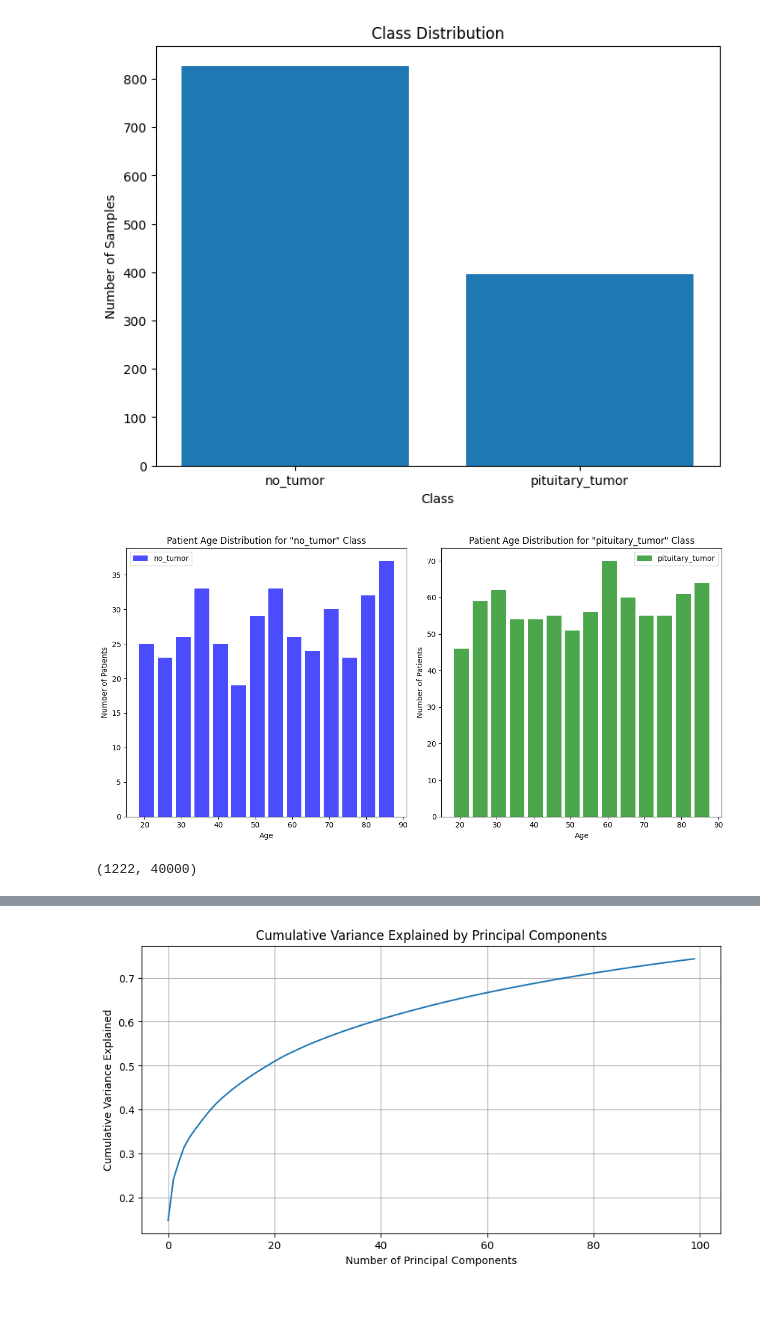
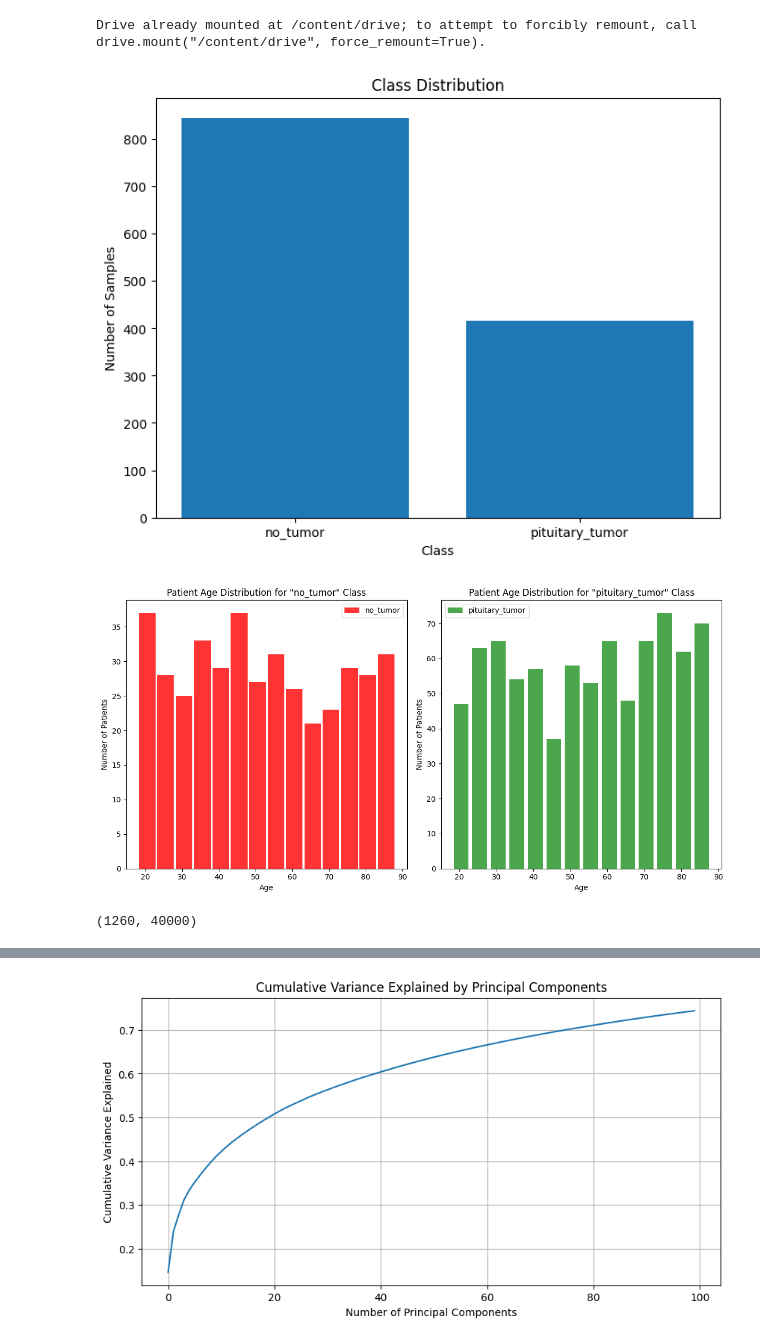
Before and after one commit to noelmt7/LAB-9, a Jupyter notebook: 2348538_Lab9.ipynb, the cells around one changed output, grey strips where cells are left out. Cells and saved outputs as stored; diff of their text form; code cells hidden in the pictures; blank space fills up the shorter version.

```diff
--- a/2348538_Lab9.ipynb
+++ b/2348538_Lab9.ipynb
@@ -6,8 +6,13 @@ import pandas as pd
 import matplotlib.pyplot as plt
 from sklearn.model_selection import train_test_split
 from sklearn.metrics import accuracy_score
+# %%
+from google.colab import drive
+drive.mount('/content/drive')
+# %% [output]
+Drive already mounted at /content/drive; to attempt to forcibly remount, call drive.mount("/content/drive", force_remount=True).
 # %%
-path = '/content/drive/MyDrive/archive/Training'
+path = '/content/drive/MyDrive/Training'
 # %%
 import os
 import cv2
@@ -40,36 +45,36 @@ plt.ylabel('Number of Samples')
 plt.title('Class Distribution')
 plt.show()
 # %% [output]
-[figure, old version]
+[figure, new version]
 # %%
 Ages['no_tumor'] = np.array(Ages['no_tumor'])
 Ages['pituitary_tumor'] = np.array(Ages['pituitary_tumor'])
 
 fig, (ax1, ax2) = plt.subplots(1, 2, figsize=(12, 6))
 
 # Plot patient age distribution for "no_tumor" class
-ax1.hist(Ages['no_tumor'], bins=np.arange(min_age, max_age+1, 5), rwidth=0.8, color='blue', alpha=0.7, label='no_tumor')
+ax1.hist(Ages['no_tumor'], bins=np.arange(min_age, max_age+1, 5), rwidth=0.9, color='red', alpha=0.8, label='no_tumor')
 ax1.set_xlabel('Age')
 ax1.set_ylabel('Number of Patients')
 ax1.set_title('Patient Age Distribution for "no_tumor" Class')
 ax1.legend()
 
 # Plot patient age distribution for "pituitary_tumor" class
 ax2.hist(Ages['pituitary_tumor'], bins=np.arange(min_age, max_age+1, 5), rwidth=0.8, color='green', alpha=0.7, label='pituitary_tumor')
 ax2.set_xlabel('Age')
 ax2.set_ylabel('Number of Patients')
 ax2.set_title('Patient Age Distribution for "pituitary_tumor" Class')
 ax2.legend()
 
 plt.tight_layout()
 plt.show()
 # %% [output]
-[figure, old version]
+[figure, new version]
 # %%
 X_updated = X.reshape(len(X), -1)
 X_updated.shape
 # %% [output]
-(1222, 40000)
+(1260, 40000)
 # %%
 xtrain, xtest, ytrain, ytest = train_test_split(X_updated, Y, random_state=10,
                                                test_size=.20)
```
Also changed, not shown: parts of 9 cells of this notebook.
